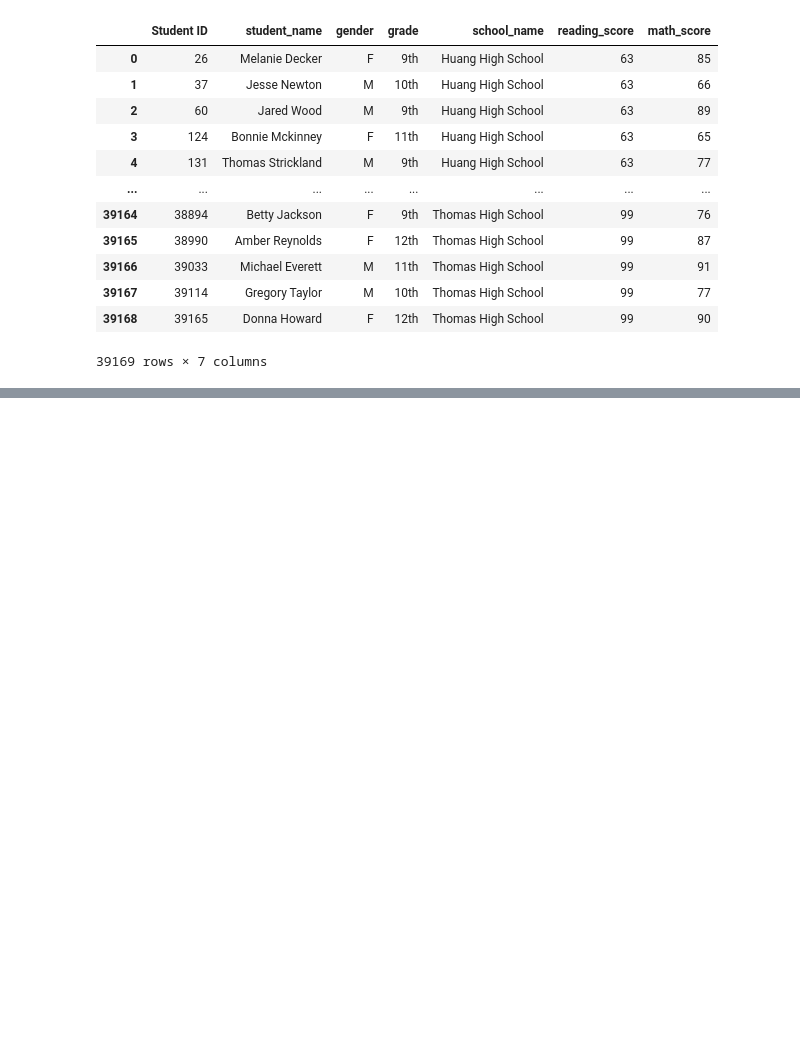
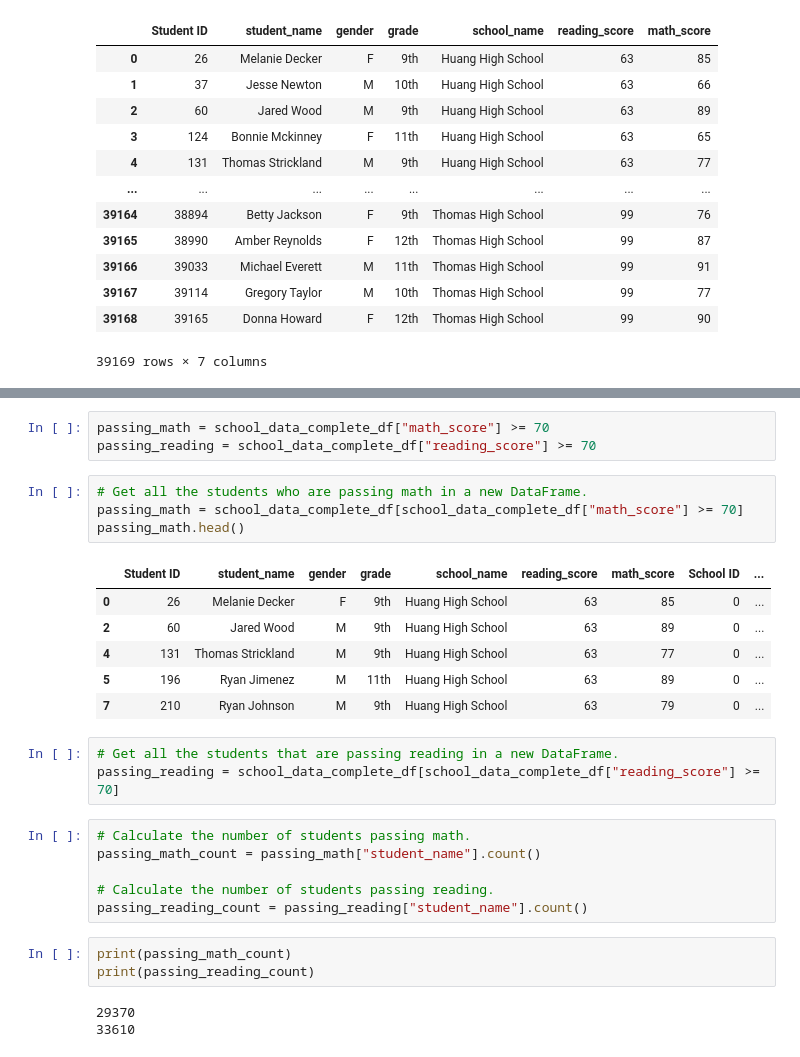
Before and after one commit to Jthomas856/School_District_Analysis, a Jupyter notebook: PyCitySchools.ipynb, the cells around one changed output, grey strips where cells are left out. Drawn from its saved outputs; the diff is of its cells as text; blank space fills up the shorter version.

```diff
--- a/PyCitySchools.ipynb
+++ b/PyCitySchools.ipynb
@@ -174,0 +224,29 @@ student_data_df.head(-1)
+# %%
+passing_math = school_data_complete_df["math_score"] >= 70
+passing_reading = school_data_complete_df["reading_score"] >= 70
+# %%
+# Get all the students who are passing math in a new DataFrame.
+passing_math = school_data_complete_df[school_data_complete_df["math_score"] >= 70]
+passing_math.head()
+# %% [output]
+|  | Student ID | student_name | gender | grade | school_name | reading_score | math_score | School ID | ... |
+| 0 | 26 | Melanie Decker | F | 9th | Huang High School | 63 | 85 | 0 | ... |
+| 2 | 60 | Jared Wood | M | 9th | Huang High School | 63 | 89 | 0 | ... |
+| 4 | 131 | Thomas Strickland | M | 9th | Huang High School | 63 | 77 | 0 | ... |
+| 5 | 196 | Ryan Jimenez | M | 11th | Huang High School | 63 | 89 | 0 | ... |
+| 7 | 210 | Ryan Johnson | M | 9th | Huang High School | 63 | 79 | 0 | ... |
+# %%
+# Get all the students that are passing reading in a new DataFrame.
+passing_reading = school_data_complete_df[school_data_complete_df["reading_score"] >= 70]
+# %%
+# Calculate the number of students passing math.
+passing_math_count = passing_math["student_name"].count()
+
+# Calculate the number of students passing reading.
+passing_reading_count = passing_reading["student_name"].count()
+# %%
+print(passing_math_count)
+print(passing_reading_count)
+# %% [output]
+29370
+33610
```
Also changed, not shown: parts of 17 cells of this notebook, 3 other files.
